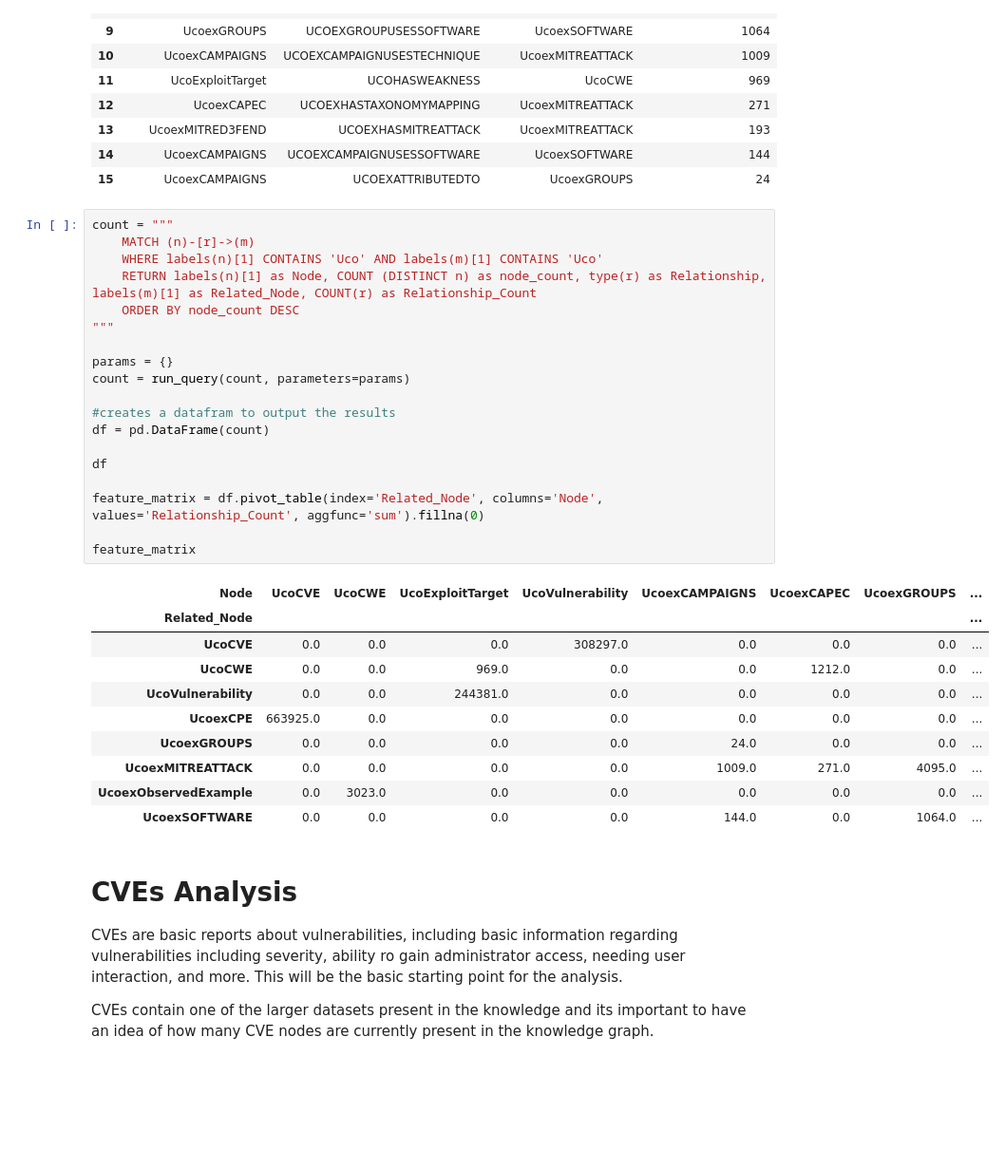
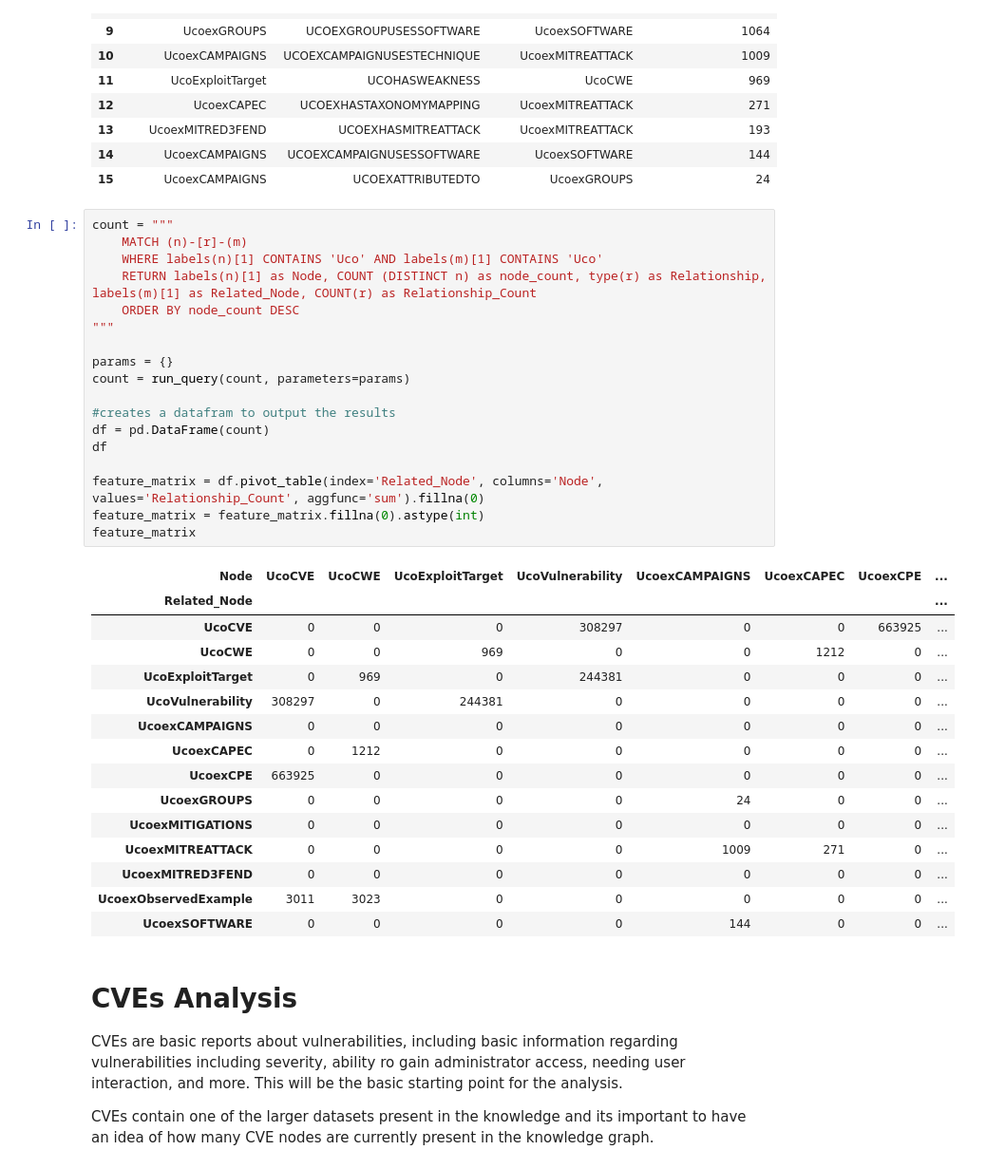
Before and after one commit to edogdu/UCKG, a Jupyter notebook: documents/notebooks/UCKG_Analysis.ipynb, the cells around one changed output. Shown at 95% size. Saved outputs shown, nothing was run; the diff lists cells and outputs as text; blank space fills up the shorter version.

Commit message:
Adjusted pivot table

```diff
--- a/documents/notebooks/UCKG_Analysis.ipynb
+++ b/documents/notebooks/UCKG_Analysis.ipynb
@@ -211,34 +211,38 @@ df
 | 15 | UcoexCAMPAIGNS | UCOEXATTRIBUTEDTO | UcoexGROUPS | 24 |
 # %%
 count = """
-    MATCH (n)-[r]->(m)
+    MATCH (n)-[r]-(m)
     WHERE labels(n)[1] CONTAINS 'Uco' AND labels(m)[1] CONTAINS 'Uco'
     RETURN labels(n)[1] as Node, COUNT (DISTINCT n) as node_count, type(r) as Relationship, labels(m)[1] as Related_Node, COUNT(r) as Relationship_Count
     ORDER BY node_count DESC
 """
 
 params = {}
 count = run_query(count, parameters=params)
 
 #creates a datafram to output the results
 df = pd.DataFrame(count)
-
 df
 
 feature_matrix = df.pivot_table(index='Related_Node', columns='Node', values='Relationship_Count', aggfunc='sum').fillna(0)
-
+feature_matrix = feature_matrix.fillna(0).astype(int)
 feature_matrix
 # %% [output]
-| Node | UcoCVE | UcoCWE | UcoExploitTarget | UcoVulnerability | UcoexCAMPAIGNS | UcoexCAPEC | UcoexGROUPS | ... |
+| Node | UcoCVE | UcoCWE | UcoExploitTarget | UcoVulnerability | UcoexCAMPAIGNS | UcoexCAPEC | UcoexCPE | ... |
 | Related_Node |  |  |  |  |  |  |  | ... |
-| UcoCVE | 0.0 | 0.0 | 0.0 | 308297.0 | 0.0 | 0.0 | 0.0 | ... |
-| UcoCWE | 0.0 | 0.0 | 969.0 | 0.0 | 0.0 | 1212.0 | 0.0 | ... |
-| UcoVulnerability | 0.0 | 0.0 | 244381.0 | 0.0 | 0.0 | 0.0 | 0.0 | ... |
-| UcoexCPE | 663925.0 | 0.0 | 0.0 | 0.0 | 0.0 | 0.0 | 0.0 | ... |
-| UcoexGROUPS | 0.0 | 0.0 | 0.0 | 0.0 | 24.0 | 0.0 | 0.0 | ... |
-| UcoexMITREATTACK | 0.0 | 0.0 | 0.0 | 0.0 | 1009.0 | 271.0 | 4095.0 | ... |
-| UcoexObservedExample | 0.0 | 3023.0 | 0.0 | 0.0 | 0.0 | 0.0 | 0.0 | ... |
-| UcoexSOFTWARE | 0.0 | 0.0 | 0.0 | 0.0 | 144.0 | 0.0 | 1064.0 | ... |
+| UcoCVE | 0 | 0 | 0 | 308297 | 0 | 0 | 663925 | ... |
+| UcoCWE | 0 | 0 | 969 | 0 | 0 | 1212 | 0 | ... |
+| UcoExploitTarget | 0 | 969 | 0 | 244381 | 0 | 0 | 0 | ... |
+| UcoVulnerability | 308297 | 0 | 244381 | 0 | 0 | 0 | 0 | ... |
+| UcoexCAMPAIGNS | 0 | 0 | 0 | 0 | 0 | 0 | 0 | ... |
+| UcoexCAPEC | 0 | 1212 | 0 | 0 | 0 | 0 | 0 | ... |
+| UcoexCPE | 663925 | 0 | 0 | 0 | 0 | 0 | 0 | ... |
+| UcoexGROUPS | 0 | 0 | 0 | 0 | 24 | 0 | 0 | ... |
+| UcoexMITIGATIONS | 0 | 0 | 0 | 0 | 0 | 0 | 0 | ... |
+| UcoexMITREATTACK | 0 | 0 | 0 | 0 | 1009 | 271 | 0 | ... |
+| UcoexMITRED3FEND | 0 | 0 | 0 | 0 | 0 | 0 | 0 | ... |
+| UcoexObservedExample | 3011 | 3023 | 0 | 0 | 0 | 0 | 0 | ... |
+| UcoexSOFTWARE | 0 | 0 | 0 | 0 | 144 | 0 | 0 | ... |
 # %% [markdown]
 # CVEs Analysis
 
```
